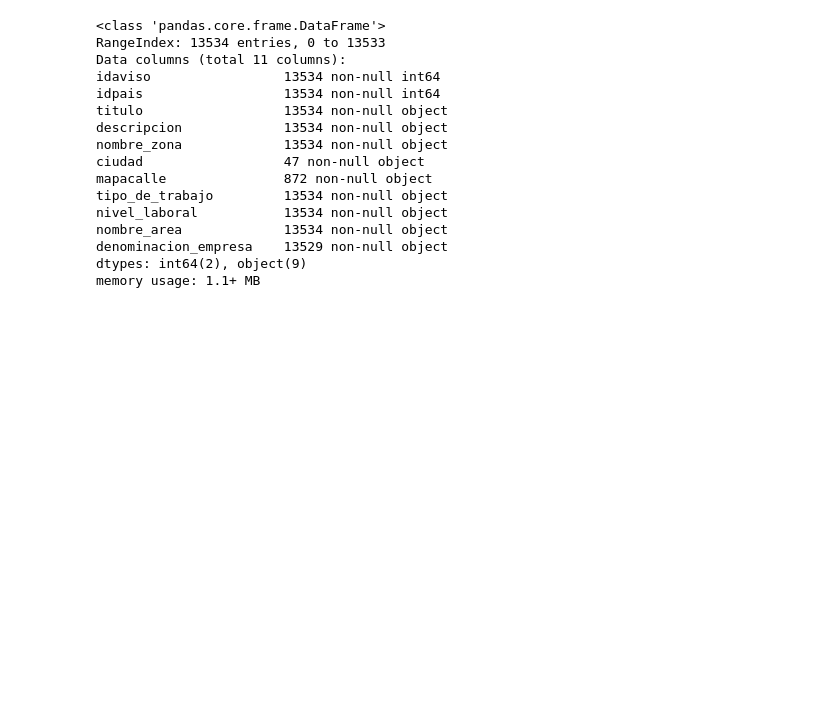
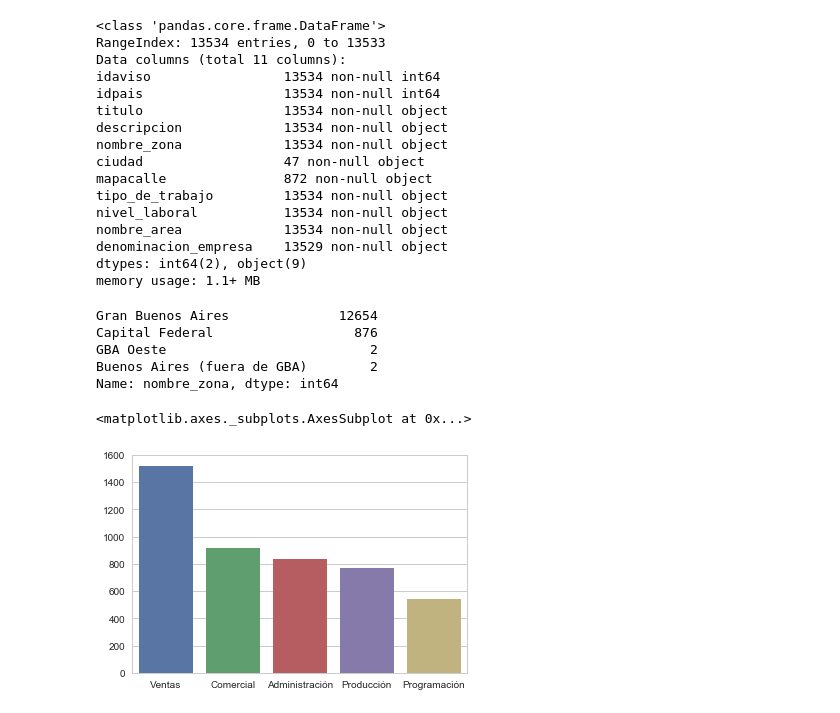
Before and after one commit to FrancoLiberali/tp1-orga-datos-1c2018, a Jupyter notebook: AnalisisExplorario.ipynb, the cells around one changed output. Saved outputs shown, nothing was run; the diff lists cells and outputs as text; code cells hidden in the pictures; blank space fills up the shorter version.

```diff
--- a/AnalisisExplorario.ipynb
+++ b/AnalisisExplorario.ipynb
@@ -14,7 +14,7 @@ sns.set(style="whitegrid") # seteando tipo de grid en seaborn
 #for linux use this
 #RUTA_DATOS = '../datos_navent_fiuba/'
 #and for windows use this
-RUTA_DATOS = '..\\datos_navent_fiuba\\'
+RUTA_DATOS = 'datos_navent_fiuba/'
 # %%
 #se cargan los datos
 postulantes_educacion = pd.read_csv(RUTA_DATOS + 'fiuba_1_postulantes_educacion.csv')
@@ -483,8 +486,28 @@ denominacion_empresa    13529 non-null object
 dtypes: int64(2), object(9)
 memory usage: 1.1+ MB
 # %%
+#ESTO NO LO USO XQ ME JODE AL USAR LOC
 # Columnas que se detecto que son variables categoricas
-avisos_detalle['nombre_zona'] = avisos_detalle['nombre_zona'].astype('category')
-avisos_detalle['tipo_de_trabajo'] = avisos_detalle['tipo_de_trabajo'].astype('category')
-avisos_detalle['nivel_laboral'] = avisos_detalle['nivel_laboral'].astype('category')
-avisos_detalle['nombre_area'] = avisos_detalle['nombre_area'].astype('category')
+#avisos_detalle['nombre_zona'] = avisos_detalle['nombre_zona'].astype('category')
+#avisos_detalle['tipo_de_trabajo'] = avisos_detalle['tipo_de_trabajo'].astype('category')
+#avisos_detalle['nivel_laboral'] = avisos_detalle['nivel_laboral'].astype('category')
+#avisos_detalle['nombre_area'] = avisos_detalle['nombre_area'].astype('category')
+# %%
+avisos_detalle["nombre_zona"].value_counts()
+# %% [output]
+Gran Buenos Aires              12654
+Capital Federal                  876
+GBA Oeste                          2
+Buenos Aires (fuera de GBA)        2
+Name: nombre_zona, dtype: int64
+# %%
+caba=((avisos_detalle.loc[avisos_detalle['nombre_zona'] == "Capital Federal"  ])["nombre_area"]).value_counts().head(5)
+gba =((avisos_detalle.loc[avisos_detalle['nombre_zona'] == "Gran Buenos Aires"])["nombre_area"]).value_counts().head(5)
+# %%
+#VEMOS QUE LAS AREAS CON MAS PUBLICACIONES COINCIDEN Y APESAR
+#DE QUE LAS CANTIDADES DIFIEREN MUCHO, VIENDO LOS GRAFICOS PODEMOS VER QUE LA RELACION ENTRE
+#AREAS ES LA MISMA TANTO PARA CAPITAL COMO PARA GRAN BUENOS AIRES
+sns.barplot(y=gba.values, x=gba.index, orient='v')
+# %% [output]
+<matplotlib.axes._subplots.AxesSubplot at 0x...>
+[figure, added]
```
Also changed, not shown: parts of 8 cells of this notebook, 1 other file.
